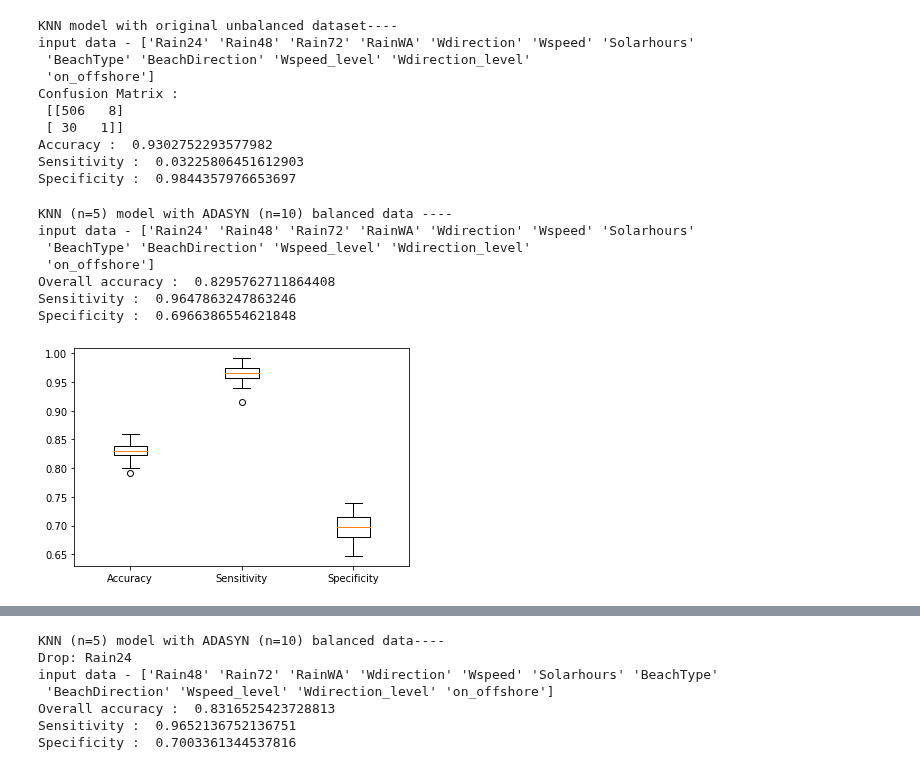
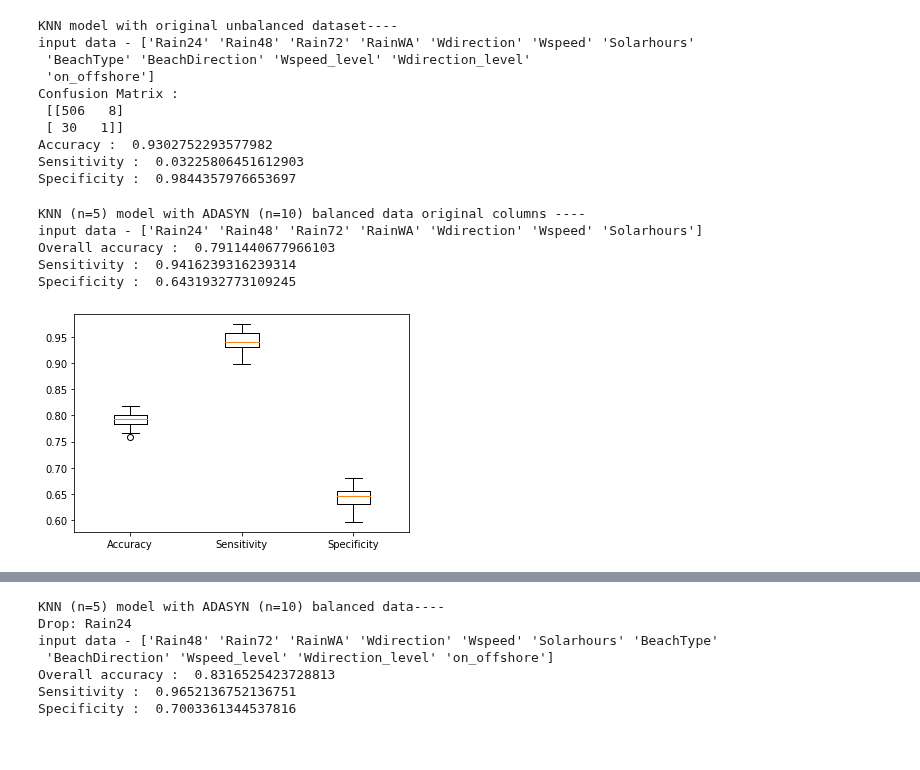
Before and after one commit to ChanningW2211/PB5, a Jupyter notebook: Linda_Generalised Models/PB5-KNN-Linda-experiment-2021-10-18.ipynb, the cells around one changed output, grey strips where cells are left out. Drawn from its saved outputs; the diff is of its cells as text; code cells hidden in the pictures.

```diff
--- a/Linda_Generalised Models/PB5-KNN-Linda-experiment-2021-10-18.ipynb
+++ b/Linda_Generalised Models/PB5-KNN-Linda-experiment-2021-10-18.ipynb
@@ -129,10 +129,10 @@ Accuracy :  0.9302752293577982
 Sensitivity :  0.03225806451612903
 Specificity :  0.9844357976653697
 # %%
-### KNN with ADASYN balanced data
-print("KNN (n=5) model with ADASYN (n=10) balanced data ----")
+### KNN with ADASYN balanced data-original columns (Rain24, Rain48, Rain72, RainWA, Wdirection, Wspeed, Solarhours)
+print("KNN (n=5) model with ADASYN (n=10) balanced data original columns ----")
 print("input data -", end =" ")
-input_data = data_frame.drop(columns=['Entero_level'])
+input_data = data_frame.drop(columns=['Entero_level','BeachType','BeachDirection','Wspeed_level','Wdirection_level','on_offshore'])
 entero_data = data_frame['Entero_level']
 c = input_data.columns
 print(input_data.columns.values)
@@ -143,7 +143,7 @@ input_real_above_data = data_frame[index_above]
 input_real_below_data = data_frame[index_below]
 
 # Use real above data form testset above data
-testset_above_data = input_real_above_data.drop(columns=['Entero_level'])
+testset_above_data = input_real_above_data.drop(columns=['Entero_level','BeachType','BeachDirection','Wspeed_level','Wdirection_level','on_offshore'])
 water_above_label = input_real_above_data['Entero_level']
 
 # Calculate ratio for train/test for real below data
@@ -172,7 +172,7 @@ for i in range(100):
     water_fake_label = data_fake_frame.iloc[:,-1]
 
     # Split the real below data randomly - test set size matches real above data size
-    input_real_data = input_real_below_data.drop(columns=['Entero_level'])
+    input_real_data = input_real_below_data.drop(columns=['Entero_level','BeachType','BeachDirection','Wspeed_level','Wdirection_level','on_offshore'])
     entero_real_data = input_real_below_data.iloc[:,0]
     trainset_below_data, testset_below_data, trainset_below_labels, testset_below_labels = train_test_split(input_real_data, entero_real_data, test_size=ratio, random_state=42)
 
@@ -184,38 +184,36 @@ for i in range(100):
     testset_data = np.vstack((testset_above_data, testset_below_data))
     testset_labels = np.hstack((water_above_label, testset_below_labels))
 
     # Train data normalization
     sc = preprocessing.Normalizer().fit(trainset_data)
     trainset_data = sc.transform(trainset_data)
     testset_data = sc.transform(testset_data)
 
     # Run KNN with sklearn
     knn = KNeighborsClassifier(algorithm='auto',leaf_size=30,metric='minkowski',metric_params=None,n_jobs=1,n_neighbors=5,p=2,weights='uniform')
     knn.fit(trainset_data, trainset_labels)
     #j[i]=accuracy_score(testset_labels,knn.predict(testset_data))
     cm1 = confusion_matrix(testset_labels,knn.predict(testset_data))
     total1=sum(sum(cm1))
     #####from confusion matrix calculate accuracy
     j[i] = (cm1[0,0]+cm1[1,1])/total1
     sen[i] = cm1[1,1]/(cm1[1,0]+cm1[1,1])
     spe[i] = cm1[0,0]/(cm1[0,0]+cm1[0,1])
     i=i+1
 
 #End of loop
 
 # Show the KNN result
 print ('Overall accuracy : ', j.mean())
 print('Sensitivity : ', sen.mean())
 print('Specificity : ', spe.mean())
 plt.boxplot([j, sen, spe])
 plt.xticks([1, 2, 3], ["Accuracy","Sensitivity", "Specificity"])
 plt.show()
 # %% [output]
-KNN (n=5) model with ADASYN (n=10) balanced data ----
-input data - ['Rain24' 'Rain48' 'Rain72' 'RainWA' 'Wdirection' 'Wspeed' 'Solarhours'
- 'BeachType' 'BeachDirection' 'Wspeed_level' 'Wdirection_level'
- 'on_offshore']
-Overall accuracy :  0.8295762711864408
-Sensitivity :  0.9647863247863246
-Specificity :  0.6966386554621848
+KNN (n=5) model with ADASYN (n=10) balanced data original columns ----
+input data - ['Rain24' 'Rain48' 'Rain72' 'RainWA' 'Wdirection' 'Wspeed' 'Solarhours']
+Overall accuracy :  0.7911440677966103
+Sensitivity :  0.9416239316239314
+Specificity :  0.6431932773109245
-[figure, old version]
+[figure, new version]
```
Also changed, not shown: parts of 2 cells of this notebook, 1 other file.
